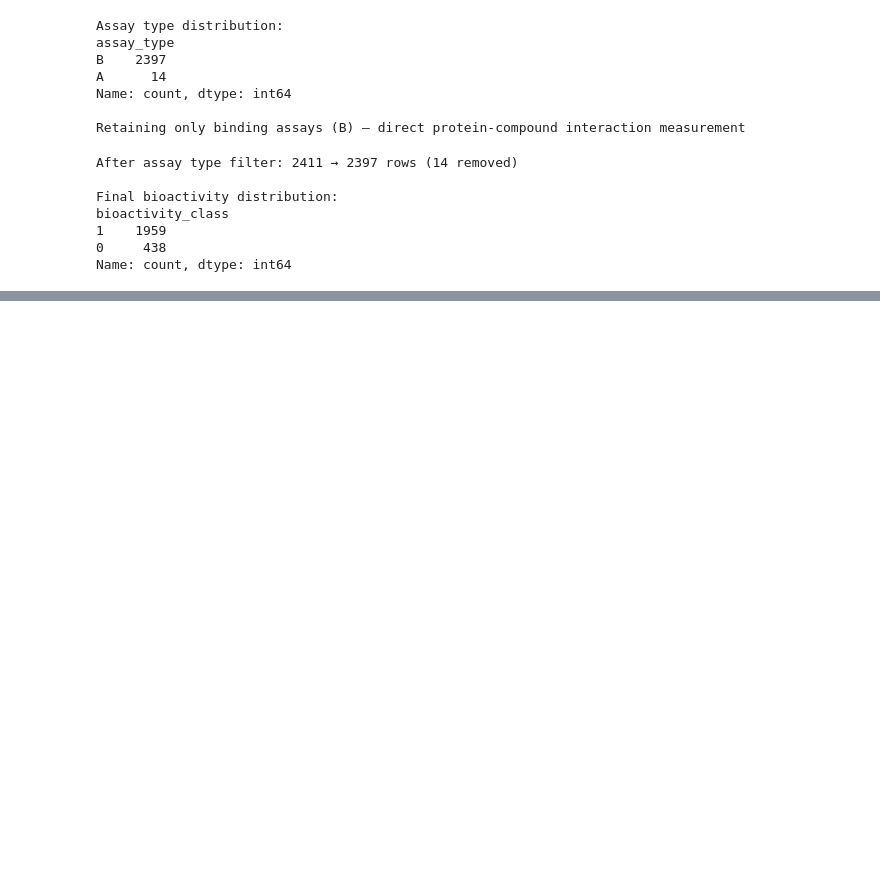
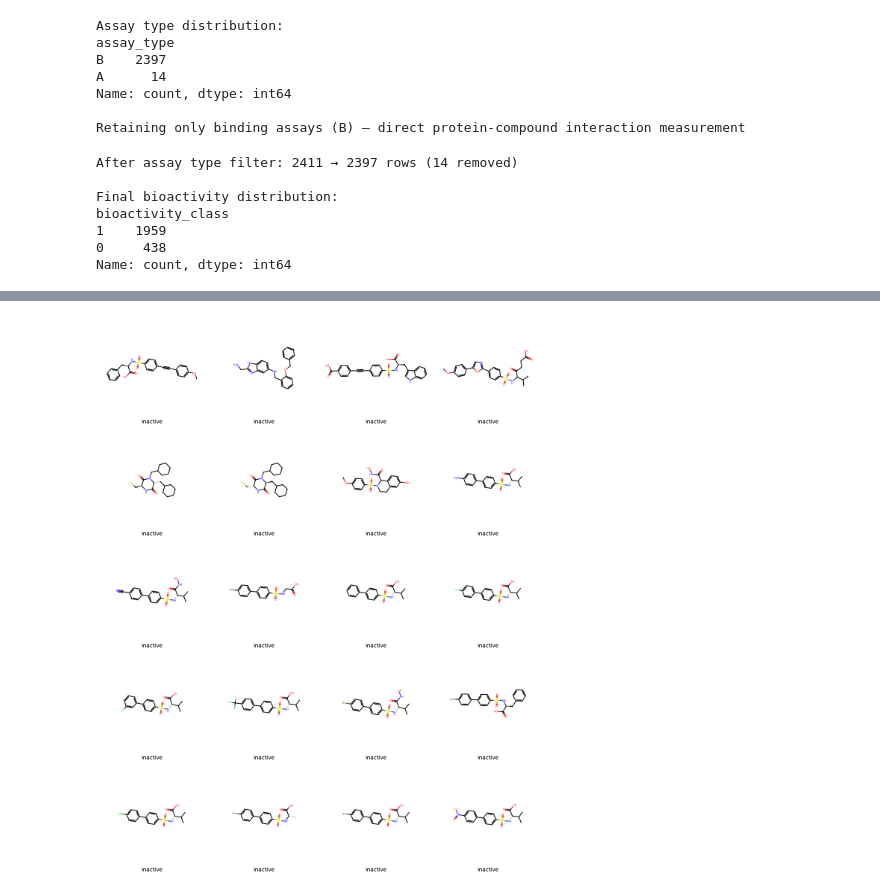
Before and after one commit to syedasonianaz/drug_discovery_mmp9, a Jupyter notebook: machine_learning/drug_discovery/notebook/data_clean.ipynb, the cells around one changed output, grey strips where cells are left out. Drawn from its saved outputs; the diff is of its cells as text; code cells hidden in the pictures; blank space fills up the shorter version.

```diff
--- a/machine_learning/drug_discovery/notebook/data_clean.ipynb
+++ b/machine_learning/drug_discovery/notebook/data_clean.ipynb
@@ -284,0 +341,5 @@ Name: count, dtype: int64
+# %%
+Draw.MolsToGridImage(inactive_mols, molsPerRow=4, subImgSize=(300,300),
+                     legends=["inactive"]*20)
+# %% [output]
+[figure, added]
```
Also changed, not shown: parts of 26 cells of this notebook, 1 other file.
